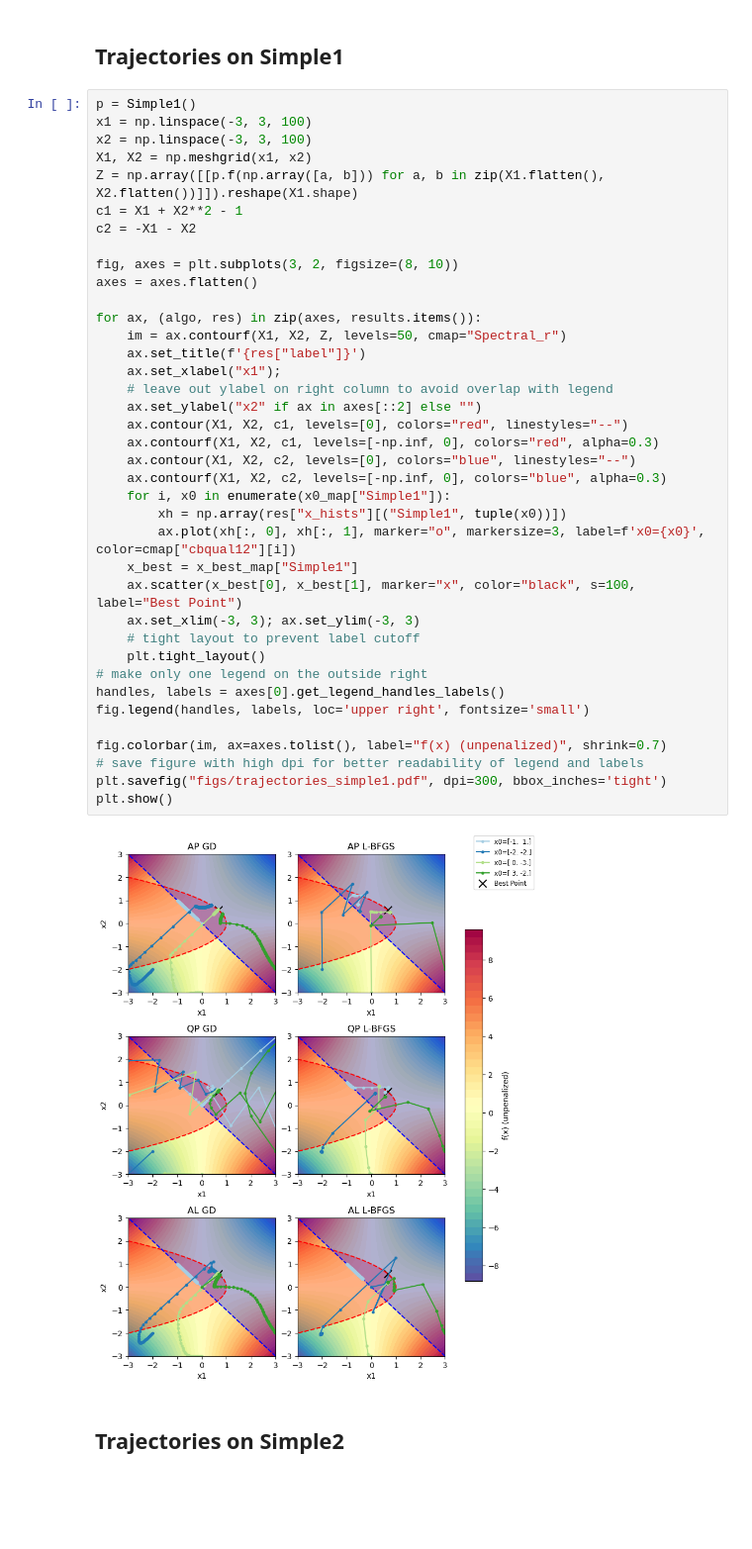
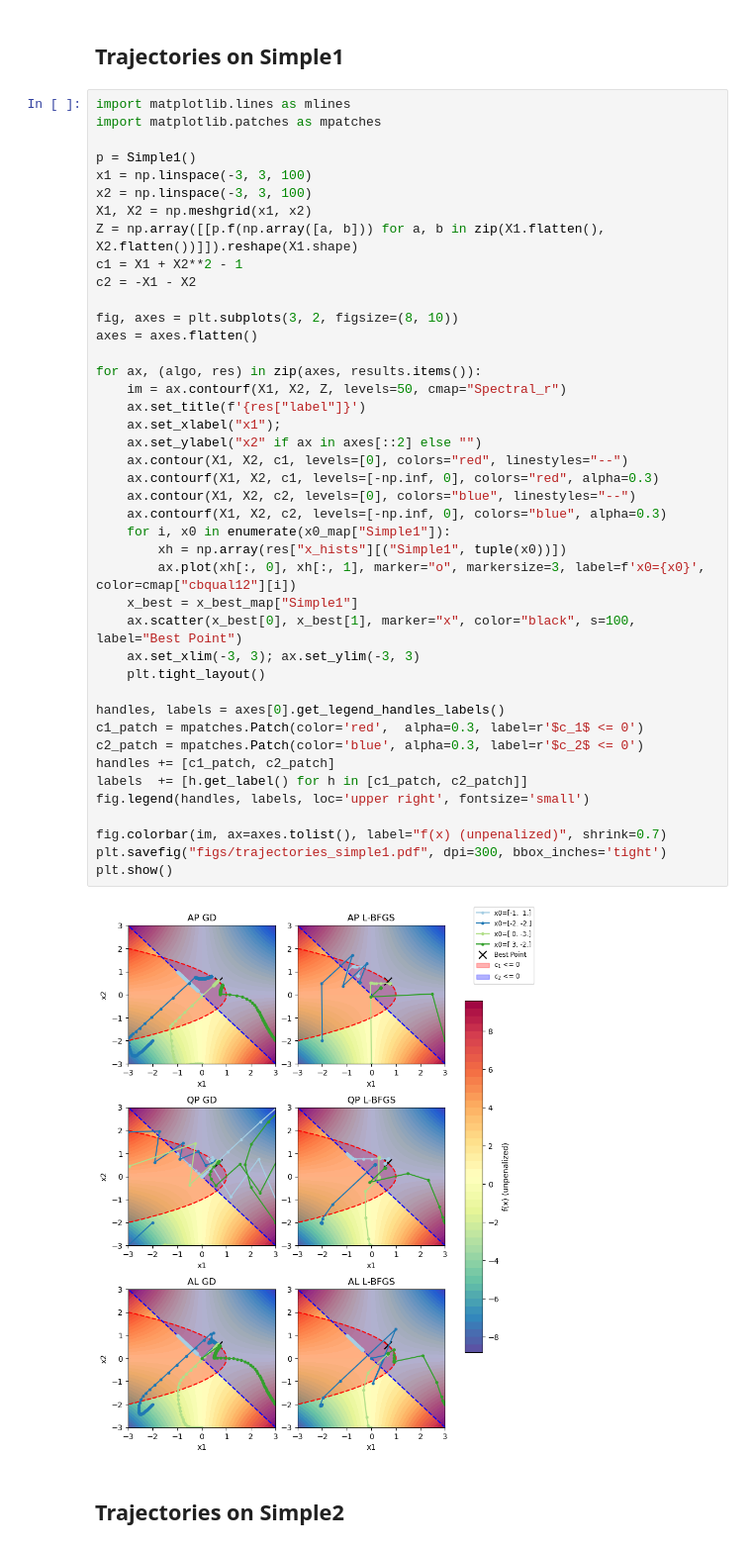
Before and after one commit to Astromatthe/AA222Project2, a Jupyter notebook: project2.ipynb, the cells around one changed output. Shown at 99% size. Drawn from its saved outputs; the diff is of its cells as text; blank space fills up the shorter version.

```diff
--- a/project2.ipynb
+++ b/project2.ipynb
@@ -103,6 +103,9 @@ All algorithms complete.
 # %% [markdown]
 ## Trajectories on Simple1
 # %%
+import matplotlib.lines as mlines
+import matplotlib.patches as mpatches
+
 p = Simple1()
 x1 = np.linspace(-3, 3, 100)
 x2 = np.linspace(-3, 3, 100)
@@ -110,38 +113,39 @@ X1, X2 = np.meshgrid(x1, x2)
 Z = np.array([[p.f(np.array([a, b])) for a, b in zip(X1.flatten(), X2.flatten())]]).reshape(X1.shape)
 c1 = X1 + X2**2 - 1
 c2 = -X1 - X2
 
 fig, axes = plt.subplots(3, 2, figsize=(8, 10))
 axes = axes.flatten()
 
 for ax, (algo, res) in zip(axes, results.items()):
     im = ax.contourf(X1, X2, Z, levels=50, cmap="Spectral_r")
     ax.set_title(f'{res["label"]}')
     ax.set_xlabel("x1");
-    # leave out ylabel on right column to avoid overlap with legend
     ax.set_ylabel("x2" if ax in axes[::2] else "")
     ax.contour(X1, X2, c1, levels=[0], colors="red", linestyles="--")
     ax.contourf(X1, X2, c1, levels=[-np.inf, 0], colors="red", alpha=0.3)
     ax.contour(X1, X2, c2, levels=[0], colors="blue", linestyles="--")
     ax.contourf(X1, X2, c2, levels=[-np.inf, 0], colors="blue", alpha=0.3)
     for i, x0 in enumerate(x0_map["Simple1"]):
         xh = np.array(res["x_hists"][("Simple1", tuple(x0))])
         ax.plot(xh[:, 0], xh[:, 1], marker="o", markersize=3, label=f'x0={x0}', color=cmap["cbqual12"][i])
     x_best = x_best_map["Simple1"]
     ax.scatter(x_best[0], x_best[1], marker="x", color="black", s=100, label="Best Point")
     ax.set_xlim(-3, 3); ax.set_ylim(-3, 3)
-    # tight layout to prevent label cutoff
     plt.tight_layout()
-# make only one legend on the outside right
+
 handles, labels = axes[0].get_legend_handles_labels()
+c1_patch = mpatches.Patch(color='red',  alpha=0.3, label=r'$c_1$ <= 0')
+c2_patch = mpatches.Patch(color='blue', alpha=0.3, label=r'$c_2$ <= 0')
+handles += [c1_patch, c2_patch]
+labels  += [h.get_label() for h in [c1_patch, c2_patch]]
 fig.legend(handles, labels, loc='upper right', fontsize='small')
 
 fig.colorbar(im, ax=axes.tolist(), label="f(x) (unpenalized)", shrink=0.7)
-# save figure with high dpi for better readability of legend and labels
 plt.savefig("figs/trajectories_simple1.pdf", dpi=300, bbox_inches='tight')
 plt.show()
 # %% [output]
-[figure, old version]
+[figure, new version]
 # %% [markdown]
 ## Trajectories on Simple2
 # %%
```
Also changed, not shown: parts of 3 cells of this notebook, 6 other files.
